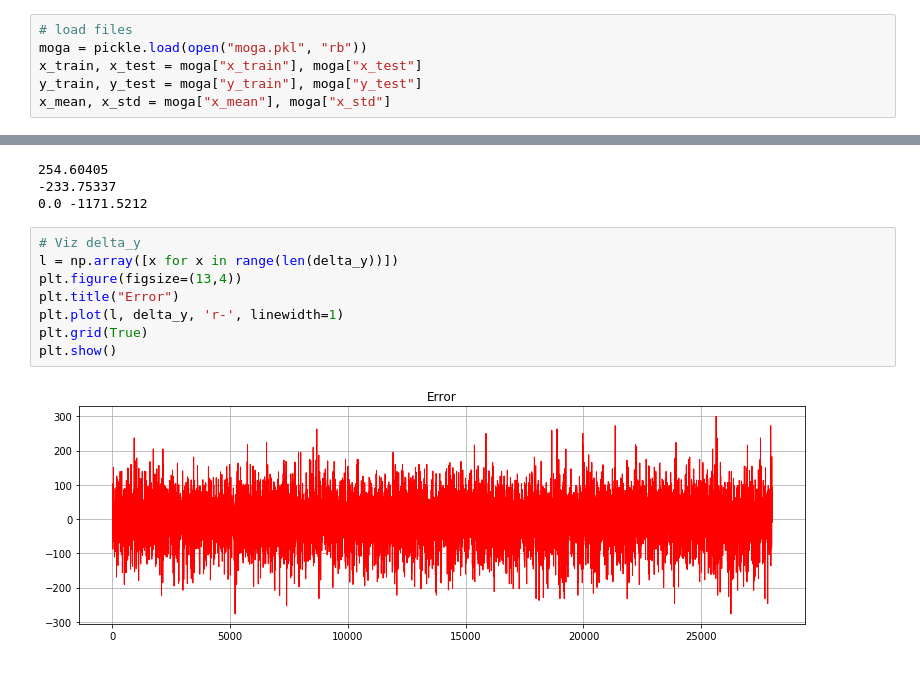
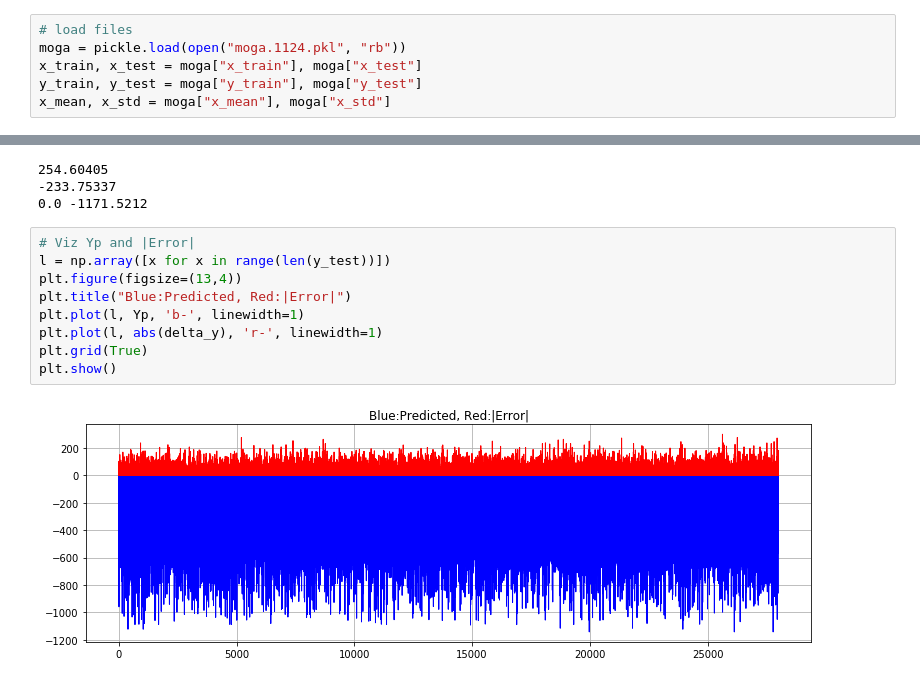
Before and after one commit to YupingLu/MOGA, a Jupyter notebook: moga.1124.ipynb, the cells around one changed output, grey strips where cells are left out. Saved outputs shown, nothing was run; the diff lists cells and outputs as text.

Commit message:
add new test results

```diff
--- a/moga.1124.ipynb
+++ b/moga.1124.ipynb
@@ -35,7 +35,7 @@ optimizer = optim.Adam(model.parameters(), lr=0.001)
 scheduler = optim.lr_scheduler.ReduceLROnPlateau(optimizer, mode='min', factor=0.5)
 # %%
 # load files
-moga = pickle.load(open("moga.pkl", "rb"))
+moga = pickle.load(open("moga.1124.pkl", "rb"))
 x_train, x_test = moga["x_train"], moga["x_test"]
 y_train, y_test = moga["y_train"], moga["y_test"]
 x_mean, x_std = moga["x_mean"], moga["x_std"]
@@ -110,12 +108,13 @@ print(max(y_test), min(y_test))
 -233.75337
 0.0 -1171.5212
 # %%
-# Viz delta_y
-l = np.array([x for x in range(len(delta_y))])
+# Viz Yp and |Error|
+l = np.array([x for x in range(len(y_test))])
 plt.figure(figsize=(13,4))
-plt.title("Error")
-plt.plot(l, delta_y, 'r-', linewidth=1)
+plt.title("Blue:Predicted, Red:|Error|")
+plt.plot(l, Yp, 'b-', linewidth=1)
+plt.plot(l, abs(delta_y), 'r-', linewidth=1)
 plt.grid(True)
 plt.show()
 # %% [output]
-[figure, old version]
+[figure, new version]
```
Also changed, not shown: parts of 3 cells of this notebook, 4 other files.
